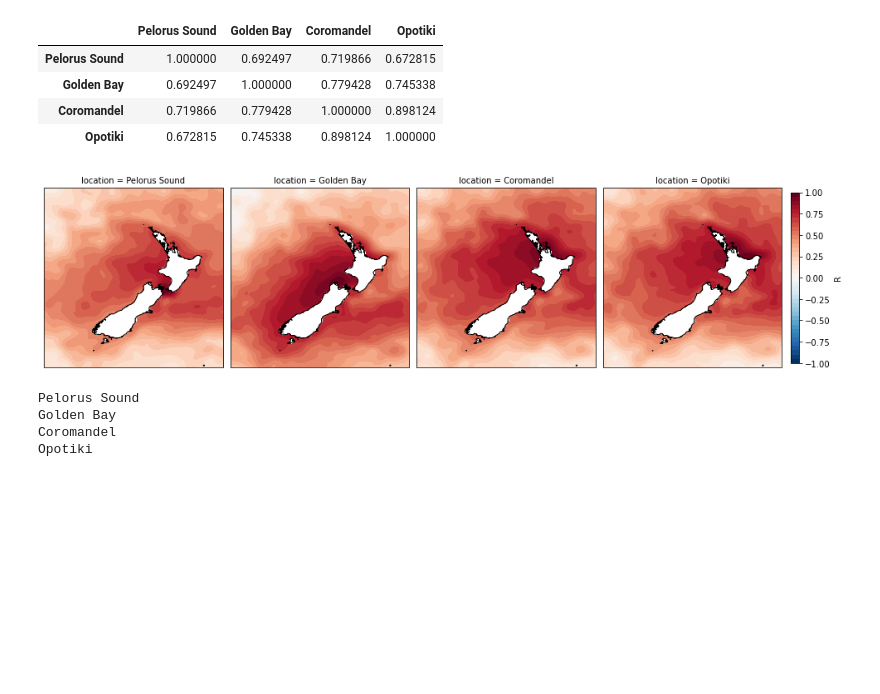
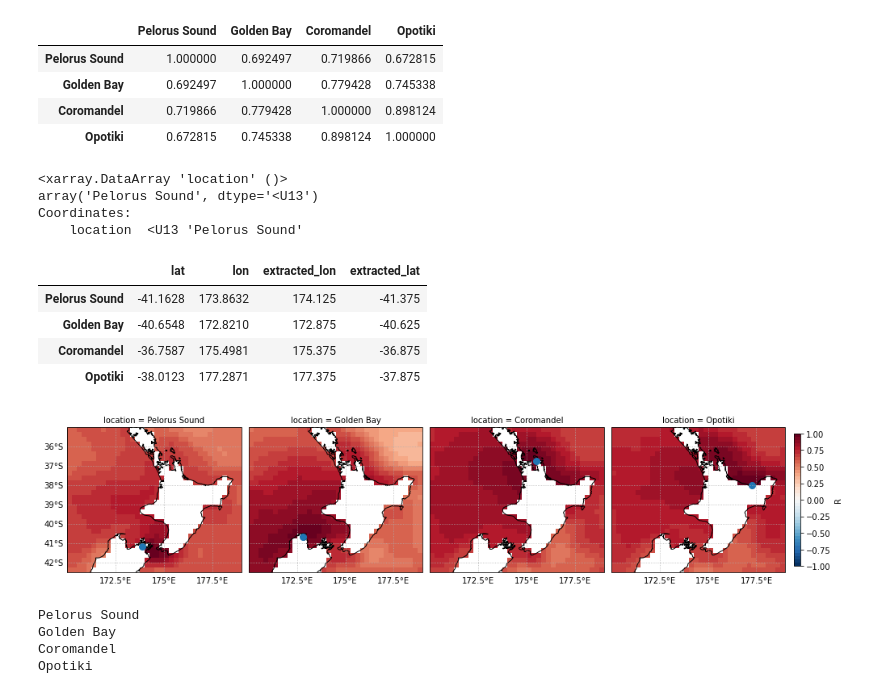
Before and after one commit to nicolasfauchereau/SST_forecasting, a Jupyter notebook: notebooks/SST_obs_correlations.ipynb, the cells around one changed output. Drawn from its saved outputs; the diff is of its cells as text; code cells hidden in the pictures; blank space fills up the shorter version.

```diff
--- a/notebooks/SST_obs_correlations.ipynb
+++ b/notebooks/SST_obs_correlations.ipynb
@@ -252,28 +252,69 @@ for v in monthly_time_series_point_locations.data_vars.keys():
     R = R.expand_dims({"location": [v]})
     locations_R.append(R)
 # %%
-locations_R = xr.concat(locations_R, dim="location")
+locations_Rl = xr.concat(locations_R, dim="location")
+# %%
+locations_Rl.coords['location'][0]
+# %% [output]
+<xarray.DataArray 'location' ()>
+array('Pelorus Sound', dtype='<U13')
+Coordinates:
+    location  <U13 'Pelorus Sound'
+# %%
+point_locations
+# %% [output]
+|  | lat | lon | extracted_lon | extracted_lat |
+| Pelorus Sound | -41.1628 | 173.8632 | 174.125 | -41.375 |
+| Golden Bay | -40.6548 | 172.8210 | 172.875 | -40.625 |
+| Coromandel | -36.7587 | 175.4981 | 175.375 | -36.875 |
+| Opotiki | -38.0123 | 177.2871 | 177.375 | -37.875 |
 # %%
-fg = locations_R.plot.contourf(
+fg = locations_Rl.plot(
     levels=np.arange(-1, 1.01, 0.05),
     col="location",
     subplot_kws={"projection": ccrs.PlateCarree(central_longitude=180)},
     transform=ccrs.PlateCarree(),
     figsize=(15, 6),
-    cbar_kwargs={"shrink": 0.5, "pad": 0.01, "label": "R"},
+    cbar_kwargs={"shrink": 0.4, "pad": 0.01, "label": "R"},
 )
 
-for ax in fg.axs.flat:
+for i, ax in enumerate(fg.axs.flat):
+
+    loc = point_locations.index[i]
+
+    coords = point_locations.loc[loc,['lon','lat']]
+
+    ax.plot(
+        coords.lon,
+        coords.lat,
+        transform=ccrs.PlateCarree(),
+        marker="o",
+        markersize=8
+    )
+
+
     ax.coastlines(resolution="10m")
+
+    ax.set_extent([170, 179, -42.5, -35], crs=ccrs.PlateCarree())
+
+    gl = ax.gridlines(draw_labels=True, ls=':', xlocs = np.arange(170, 180, 2.5))
+
+    gl.top_labels = False
+    gl.right_labels = False
+
+    if i != 0:
+
+        gl.left_labels = False
+
 
 fg.fig.savefig(
     fig_path.joinpath(r"R_point_locations_timeseries_observations.png"), **fig_kwargs
 )
 fg.fig.savefig(
     fig_path.joinpath(r"R_point_locations_timeseries_observations.pdf"), **fig_kwargs
 )
 # %% [output]
-[figure, old version]
+[figure, new version]
 # %%
 from calendar import month_abbr
 # %%
```
Also changed, not shown: parts of 12 cells of this notebook.
